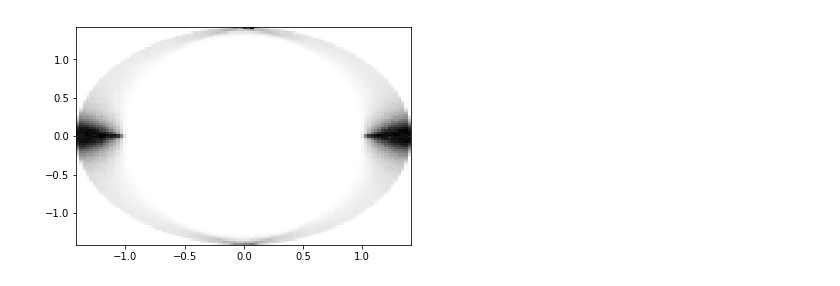
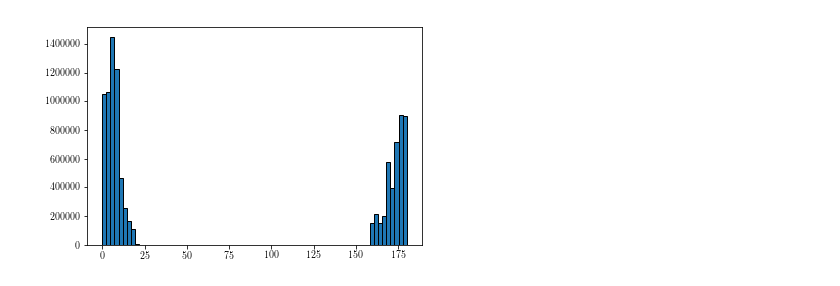
Before and after one commit to rwilcoxcline13/stress_inversion, a Jupyter notebook: stress_plots.ipynb, the cells around one changed output. Saved outputs shown, nothing was run; the diff lists cells and outputs as text; code cells hidden in the pictures.

```diff
--- a/stress_plots.ipynb
+++ b/stress_plots.ipynb
@@ -48,10 +153,5 @@ plt.show()
 # %%
-plt.hist(stress_output5[:, 4]*180/np.pi, bins =100, edgecolor='black')
-plt.hist(stress_output40[:, 4]*180/np.pi, bins =100, edgecolor='black')
+plt.hist(rho*180/np.pi, bins = 75, edgecolor = 'black')
 plt.show()
+# %% [output]
+[figure, added]
-# %%
-
-plt.hist2d(stress[:, 5], stress[:, 6], bins = 100, cmap= "binary", zorder = 0)
-plt.show()
-# %% [output]
-[figure, removed]
```
Also changed, not shown: parts of 24 cells of this notebook.
